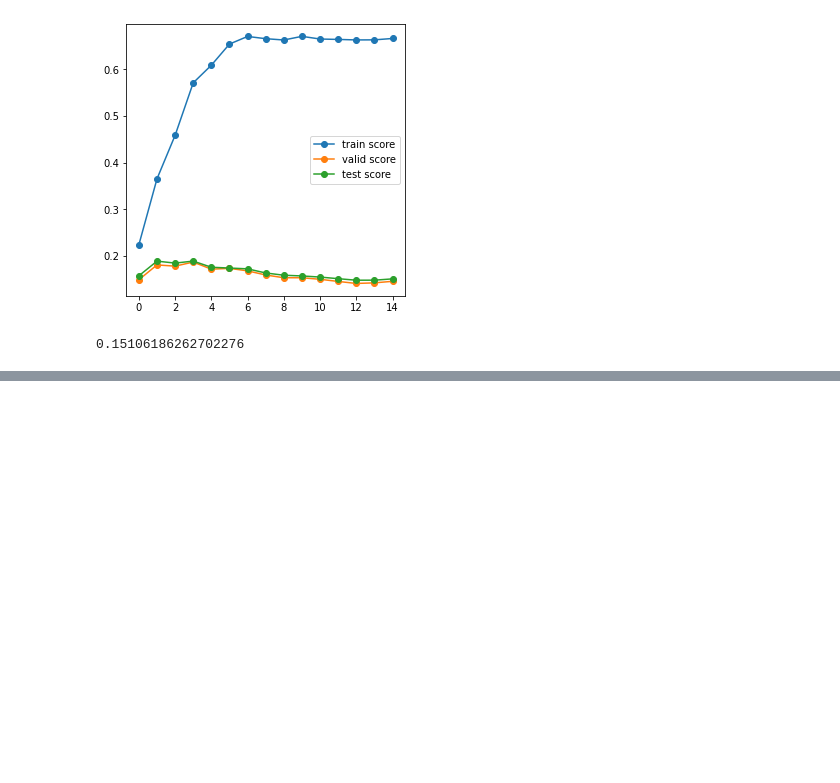
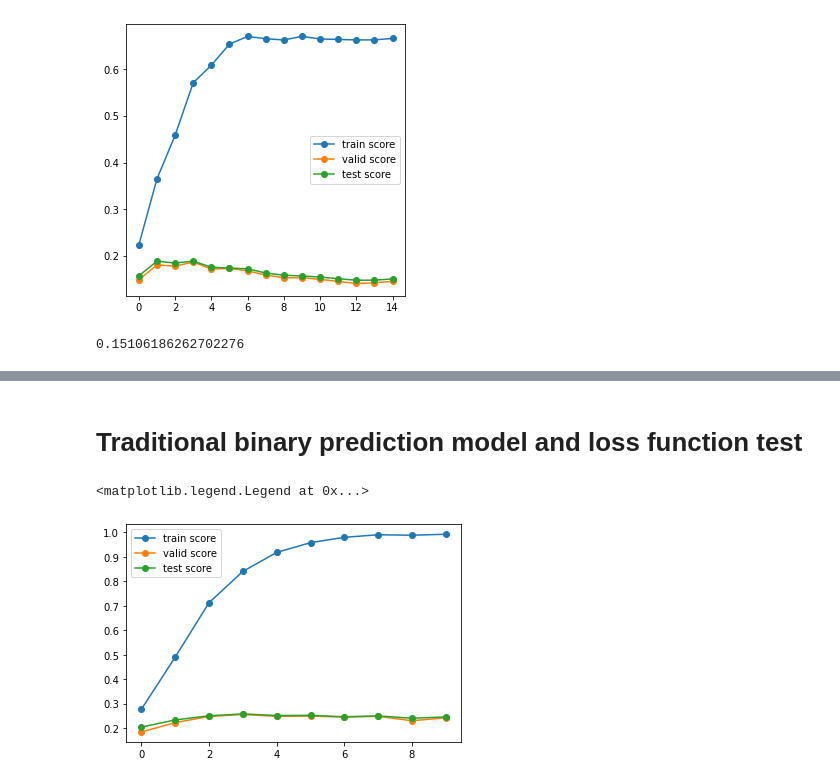
Before and after one commit to llcc402/chery_public, a Jupyter notebook: experiments_true_data.ipynb, the cells around one changed output, grey strips where cells are left out. Cells and saved outputs as stored; diff of their text form; code cells hidden in the pictures; blank space fills up the shorter version.

```diff
--- a/experiments_true_data.ipynb
+++ b/experiments_true_data.ipynb
@@ -100,0 +68,71 @@ array([[1.8389150e-05, 4.9675011e-05, 6.4967853e-06, ..., 1.6498346e-08,
+# %% [markdown]
+# Traditional binary prediction model and loss function test
+# %%
+dataset_name = 'seq_FUN'
+train, valid, test = initialize_dataset(dataset_name, datasets)
+structure = get_structure_from_adajancency(train.A)
+
+scalar = StandardScaler().fit(train.X)
+imputer = SimpleImputer(missing_values=np.nan, strategy='mean').fit(train.X)
+train.X = scalar.transform(imputer.transform(train.X))
+valid.X = scalar.transform(imputer.transform(valid.X))
+test.X = scalar.transform(imputer.transform(test.X))
+
+train.Y = tf.convert_to_tensor(train.Y, tf.float32)
+valid.Y = tf.convert_to_tensor(valid.Y, tf.float32)
+test.Y = tf.convert_to_tensor(test.Y, tf.float32)
+
+train_data = tf.data.Dataset.from_tensor_slices(
+    (train.X, train.Y)
+).shuffle(buffer_size = train.X.shape[0]).batch(batch_size=4)
+# %%
+model = HMCModel(structure, 500, [2000,2000], 0.5)
+optimizer = tf.keras.optimizers.Adam(learning_rate=1e-4, decay=1e-5)
+
+def loss_fn(y_true, y_logits):
+    idx = tf.cast(tf.reduce_sum(y_true, axis=0) != y_true.shape[0], tf.float32) # remove root nodes
+    loss = softplus(y_logits) + (1-y_true) * y_logits
+    loss = tf.reduce_mean(loss * idx)
+    return loss
+
+def train_a_step(model, optimizer, x_batch, y_batch):
+    with tf.GradientTape() as tape:
+        logits = model(x_batch)
+        logits = model.postprocess(logits)
+        loss = loss_fn(y_batch, logits)
+        variables = model.trainable_variables
+        gradients = tape.gradient(loss, variables)
+        optimizer.apply_gradients(zip(gradients, variables))
+    return loss
+
+def train_epochs(model, optimizer, train_data, epochs):
+    steps = train.X.shape[0] // 4
+    loss_list = []
+    train_score_list = []
+    valid_score_list = []
+    test_score_list = []
+    for epoch in range(epochs):
+        loss = 0
+        for x_batch, y_batch in train_data.take(steps):
+            loss += train_a_step(model, optimizer, x_batch, y_batch)
+        loss /= steps
+        loss_list.append(loss)
+        train_score = custom_score(train.Y, model.predict(train.X))
+        valid_score = custom_score(valid.Y, model.predict(valid.X))
+        test_score = custom_score(test.Y, model.predict(test.X))
+        train_score_list.append(train_score)
+        valid_score_list.append(valid_score)
+        test_score_list.append(test_score)
+    return loss_list, train_score_list, valid_score_list, test_score_list
+
+loss_list, train_score_list, valid_score_list, test_score_list = train_epochs(model,
+                                                                              optimizer,
+                                                                              train_data,
+                                                                              10)
+plt.plot(train_score_list, '-o', label='train score')
+plt.plot(valid_score_list, '-o', label = 'valid score')
+plt.plot(test_score_list, '-o', label = 'test score')
+plt.legend()
+# %% [output]
+<matplotlib.legend.Legend at 0x...>
+[figure, added]
```
Also changed, not shown: parts of 4 cells of this notebook, 1 other file.
